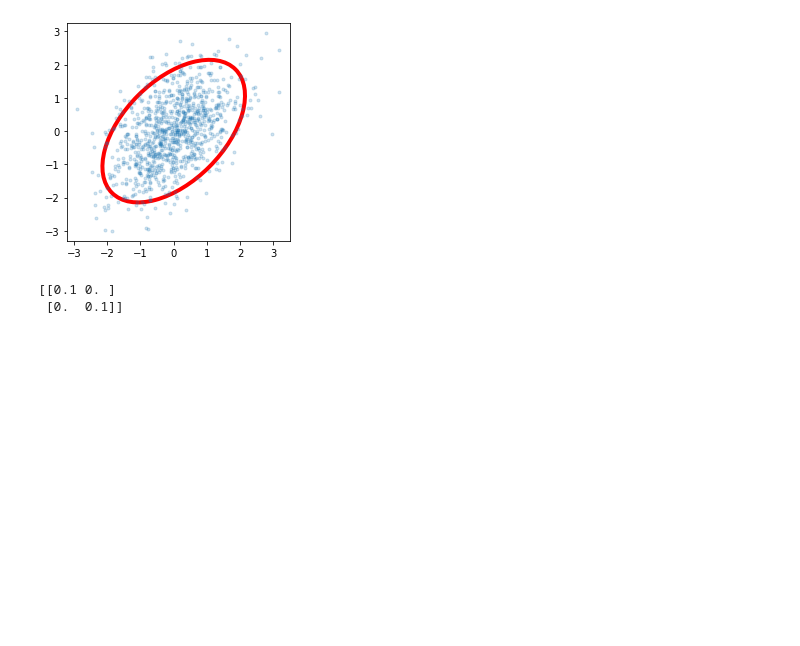
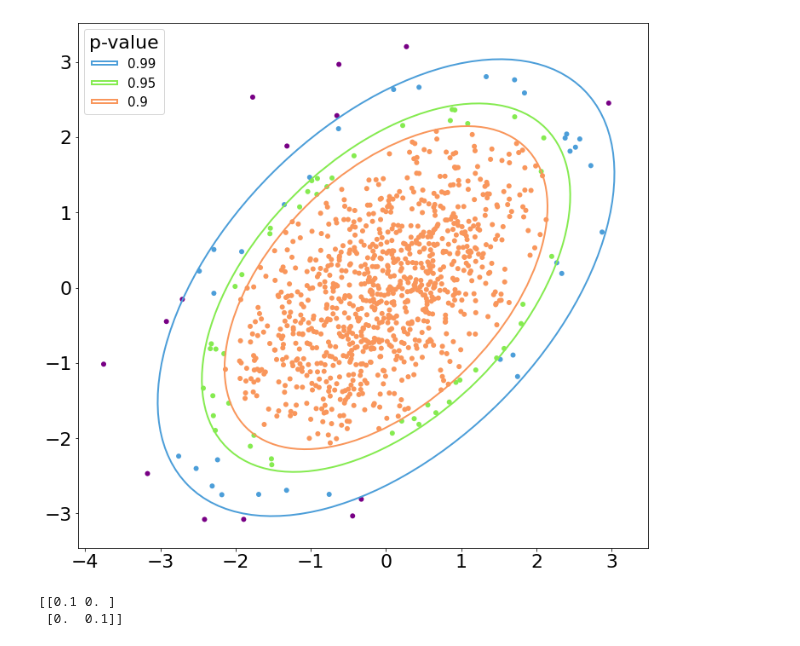
Before and after one commit to nidhipai/rips-2021-aerospace, a Jupyter notebook: ellipse_draw.ipynb, the cells around one changed output. Cells and saved outputs as stored; diff of their text form; code cells hidden in the pictures; blank space fills up the shorter version.

```diff
--- a/ellipse_draw.ipynb
+++ b/ellipse_draw.ipynb
@@ -9,24 +10,37 @@ from kalmanfilter2 import KalmanFilter
 # import array_to_latex as a2l
-# %%
-def ellipse(mean, cov, p):
-    s = -2 * math.log(1 - p)
-    X = np.random.multivariate_normal(mean, cov, 1000)
-    plt.plot(X[:,0], X[:,1], marker = '.', linewidth = 0, alpha = 0.20)
-    axes=plt.gca()
-    axes.set_aspect(1)
-
-    w, v = np.linalg.eig(s*cov)
-    w = np.sqrt(w)
-    ang = math.atan2(v[0,0], v[1,0]) / math.pi * 180
-    ellipse = Ellipse(xy=(0, 0), width= 2 * w[0], height= 2 * w[1], angle = ang, edgecolor='r', fc='none', lw=4)
-
-    axes.add_patch(ellipse)
-    plt.show()
-mean = (0,0)
-cov = np.array([[1, 0.5], [0.5, 1]])
-ellipse(mean, cov, 0.90)
-# %% [output]
-[figure, removed]
+# %%
+plt.rcParams.update({'font.size': 22})
+fig = plt.figure(figsize = (12,12))
+colors = Cube1_4.mpl_colors
+def ellipse(mean, cov, p = [0.99,0.95,0.90]):
+    X = np.random.multivariate_normal(mean, cov, 1000 )
+    axes=plt.gca()
+    axes.set_aspect(1)
+    colors_array = np.array([colors[0]] * X.shape[0])
+    for i in range(len(p)):
+        s = -2 * math.log(1 - p[i])
+        w, v = np.linalg.eig(s*cov)
+        w = np.sqrt(w)
+        ang = math.atan2(v[0,0], v[1,0]) / math.pi * 180
+        ellipse = Ellipse(xy=mean, width= 2 * w[0], height= 2 * w[1], angle = ang, edgecolor=colors[i+1], lw=2,fc = "none", label = str(p[i]))
+        cos_angle = np.cos(np.radians(180.-ang))
+        sin_angle = np.sin(np.radians(180.-ang))
+
+        x_val = (X[:,0] - mean[0]) * cos_angle - (X[:,1] - mean[1]) * sin_angle
+        y_val = (X[:,0] - mean[0]) * sin_angle + (X[:,1] - mean[1]) * cos_angle
+
+        rad_cc = (x_val**2/(w[0])**2) + (y_val**2/(w[1])**2)
+        colors_array[np.where(rad_cc <= 1.)[0]] = colors[i+1]
+
+        axes.add_patch(ellipse)
+    axes.scatter(X[:,0],X[:,1],c=colors_array,linewidths=0, alpha = 1)
+    plt.legend(title = "p-value", loc=2, prop={'size': 15}, handleheight = 0.01, handlelength =)
+    plt.show()
+mean = (0,0)
+cov = np.array([[1, 0.5], [0.5, 1]])
+ellipse(mean, cov)
+# %% [output]
+[figure, added]
 # %%
 td = TwoDObject(np.array([[1,1,1,1]]).T, 0.1, 0.1,0.1, 0.2)
 cov = td.Q[2:,2:]
```
Also changed, not shown: parts of 3 cells of this notebook, 2 other files.
